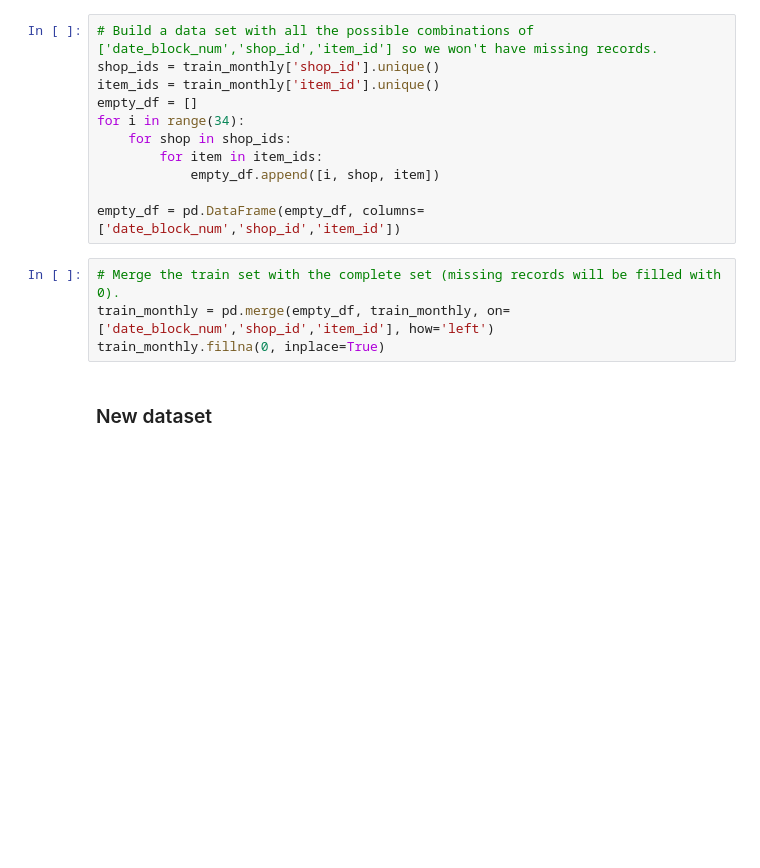
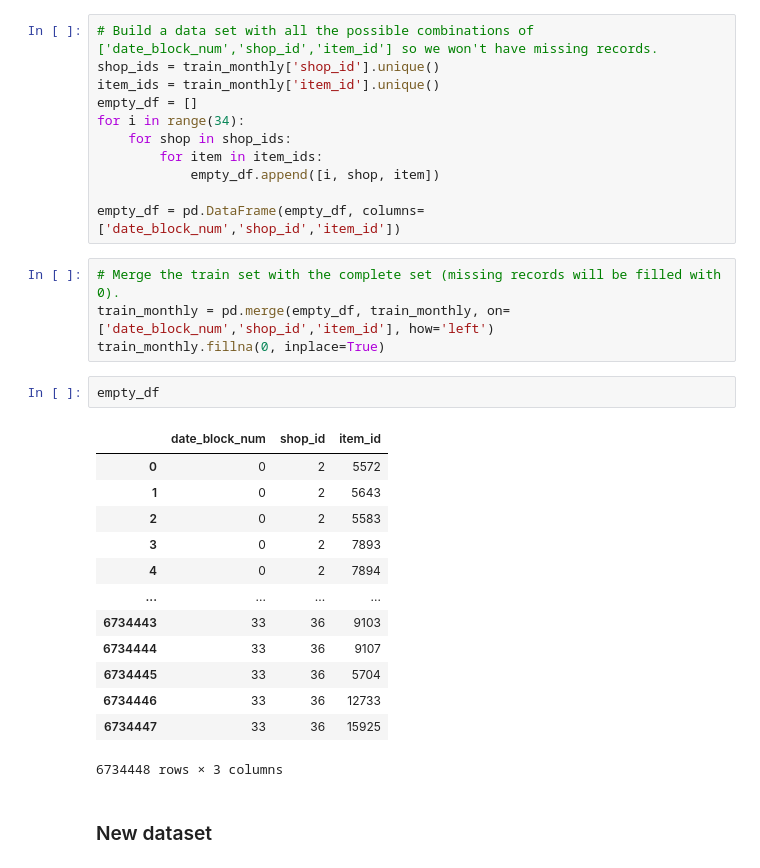
Before and after one commit to WhiteByeBye/tuliplab-flip, a Jupyter notebook: Code/flip-00/model-stacking-feature-engineering-and-eda.ipynb, the cells around one changed output. Drawn from its saved outputs; the diff is of its cells as text; blank space fills up the shorter version.

```diff
--- a/Code/flip-00/model-stacking-feature-engineering-and-eda.ipynb
+++ b/Code/flip-00/model-stacking-feature-engineering-and-eda.ipynb
@@ -164,6 +180,22 @@ empty_df = pd.DataFrame(empty_df, columns=['date_block_num','shop_id','item_id']
 # Merge the train set with the complete set (missing records will be filled with 0).
 train_monthly = pd.merge(empty_df, train_monthly, on=['date_block_num','shop_id','item_id'], how='left')
 train_monthly.fillna(0, inplace=True)
+# %%
+empty_df
+# %% [output]
+|  | date_block_num | shop_id | item_id |
+| 0 | 0 | 2 | 5572 |
+| 1 | 0 | 2 | 5643 |
+| 2 | 0 | 2 | 5583 |
+| 3 | 0 | 2 | 7893 |
+| 4 | 0 | 2 | 7894 |
+| ... | ... | ... | ... |
+| 6734443 | 33 | 36 | 9103 |
+| 6734444 | 33 | 36 | 9107 |
+| 6734445 | 33 | 36 | 5704 |
+| 6734446 | 33 | 36 | 12733 |
+| 6734447 | 33 | 36 | 15925 |
+6734448 rows × 3 columns
 # %% [markdown]
 ### New dataset
 # %%
```
Also changed, not shown: parts of 17 cells of this notebook, 13 other files.
